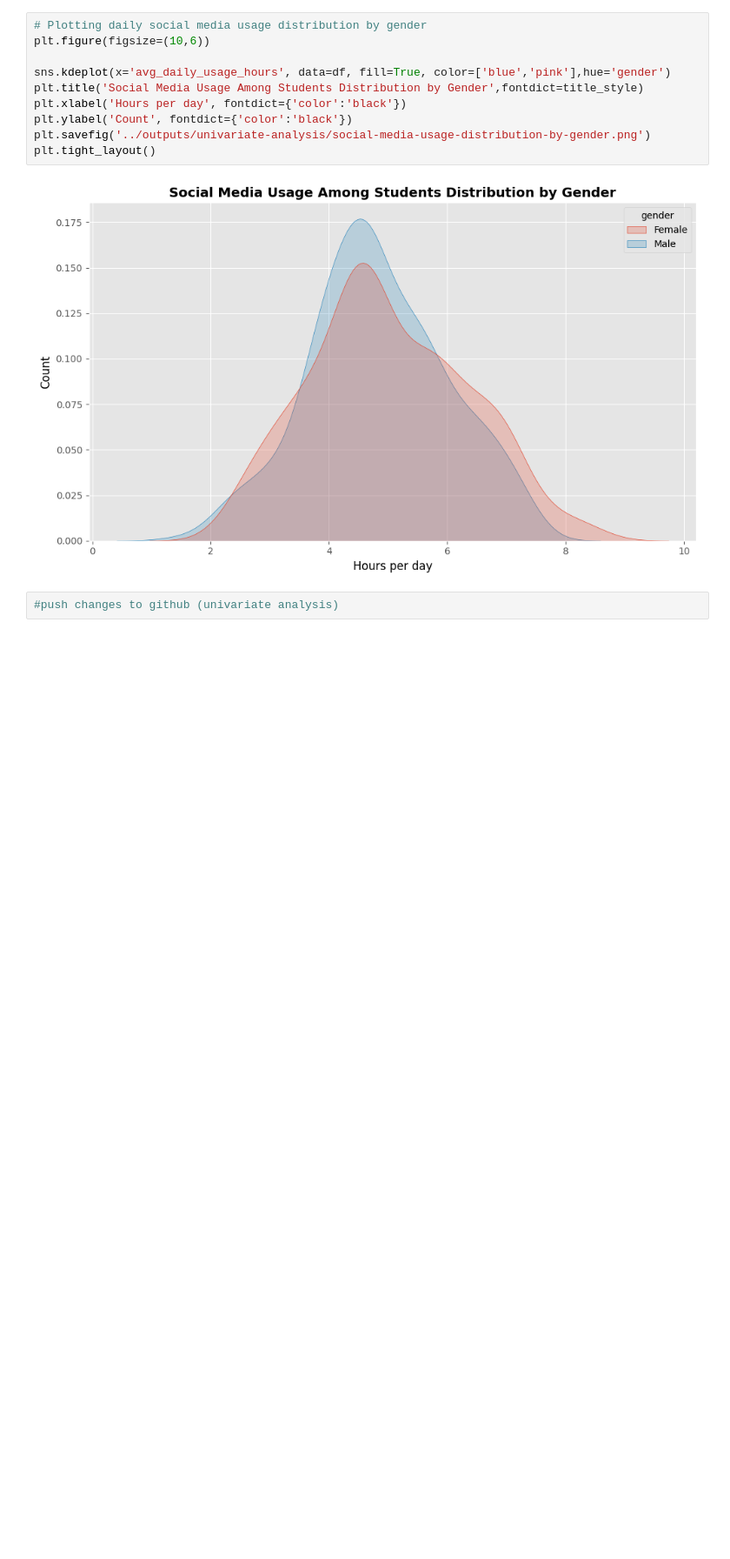
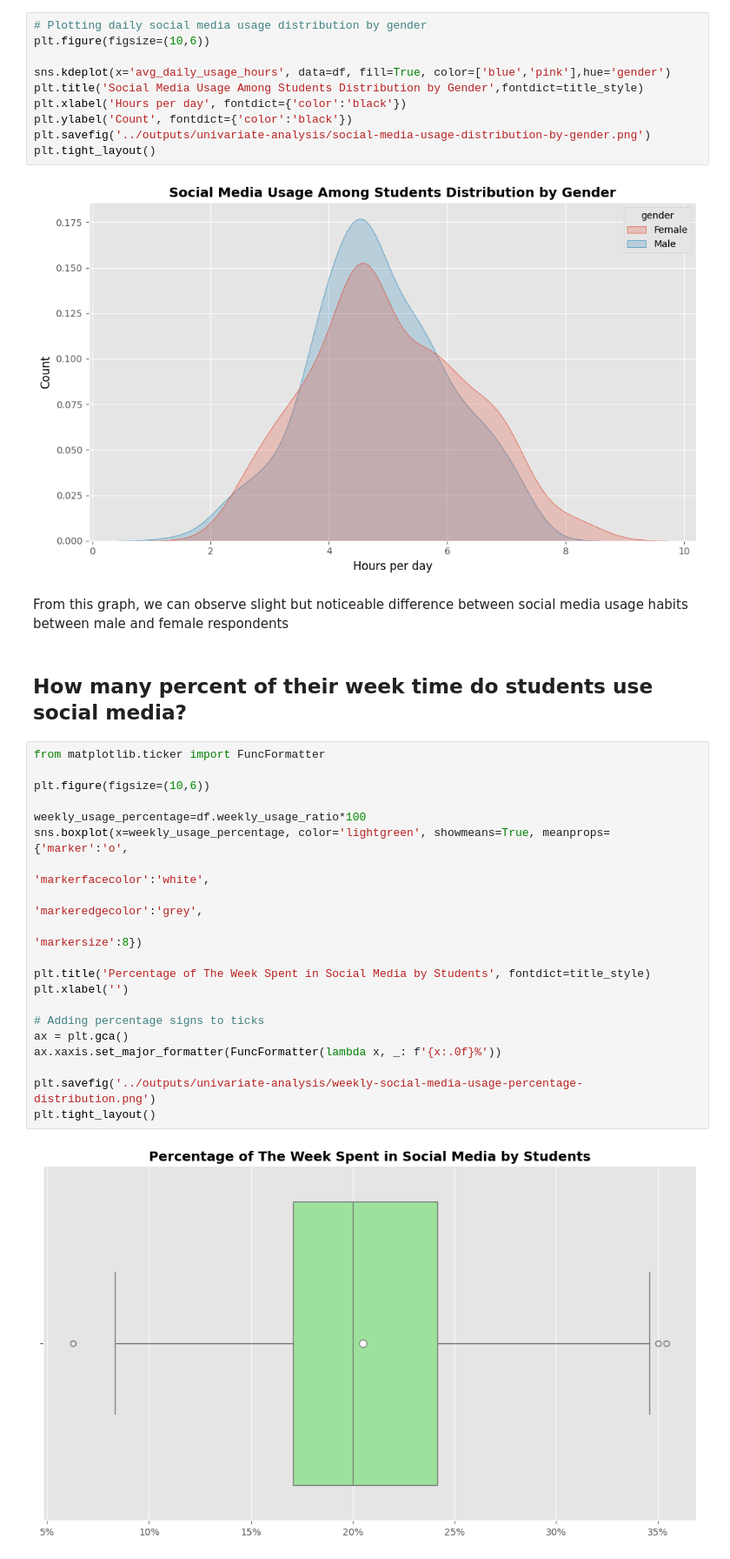
Before and after one commit to kseniiaoblasova/social-media-addiction-analysis, a Jupyter notebook: notebooks/exploration.ipynb, the cells around one changed output. Shown at 87% size. Saved outputs shown, nothing was run; the diff lists cells and outputs as text; blank space fills up the shorter version.

Commit message:
performed multivariate analysis

```diff
--- a/notebooks/exploration.ipynb
+++ b/notebooks/exploration.ipynb
@@ -302,5 +302,29 @@ plt.savefig('../outputs/univariate-analysis/social-media-usage-distribution-by-g
 plt.tight_layout()
 # %% [output]
 [figure]
-# %%
-#push changes to github (univariate analysis)
+# %% [markdown]
+From this graph, we can observe slight but noticeable difference between social media usage habits between male and female respondents
+# %% [markdown]
+## How many percent of their week time do students use social media?
+# %%
+from matplotlib.ticker import FuncFormatter
+
+plt.figure(figsize=(10,6))
+
+weekly_usage_percentage=df.weekly_usage_ratio*100
+sns.boxplot(x=weekly_usage_percentage, color='lightgreen', showmeans=True, meanprops={'marker':'o',
+                                                                                      'markerfacecolor':'white',
+                                                                                      'markeredgecolor':'grey',
+                                                                                      'markersize':8})
+
+plt.title('Percentage of The Week Spent in Social Media by Students', fontdict=title_style)
+plt.xlabel('')
+
+# Adding percentage signs to ticks
+ax = plt.gca()
+ax.xaxis.set_major_formatter(FuncFormatter(lambda x, _: f'{x:.0f}%'))
+
+plt.savefig('../outputs/univariate-analysis/weekly-social-media-usage-percentage-distribution.png')
+plt.tight_layout()
+# %% [output]
+[figure, added]
```
Also changed, not shown: parts of 25 cells of this notebook, 7 other files.
